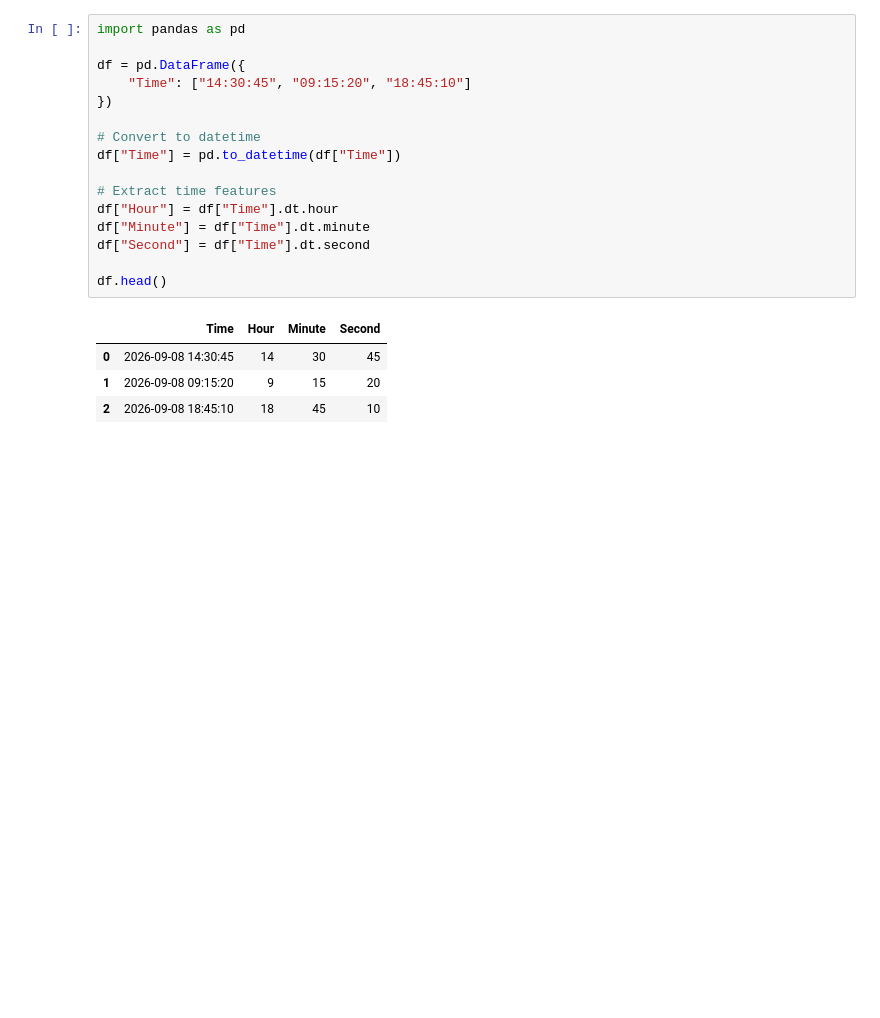
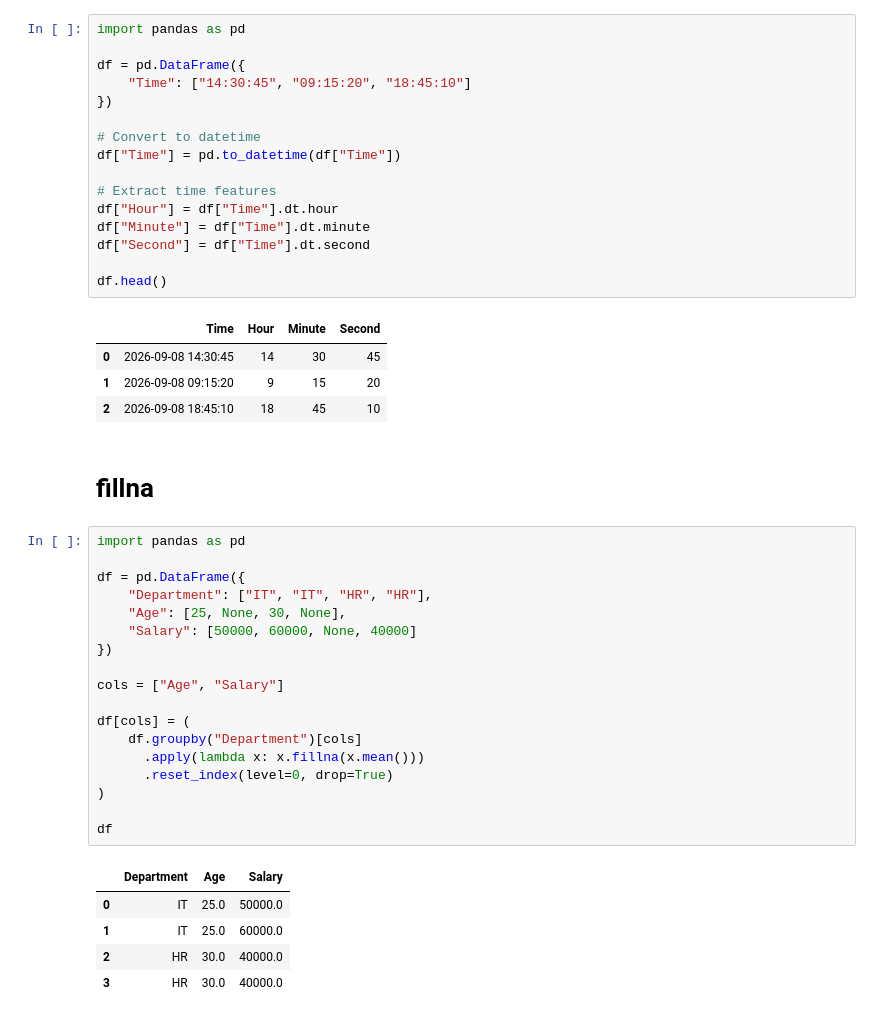
Before and after one commit to ThirumaleshV/AIE, a Jupyter notebook: corizo.ipynb, the cells around one changed output. Cells and saved outputs as stored; diff of their text form; blank space fills up the shorter version.

Commit message:
fillna

```diff
--- a/corizo.ipynb
+++ b/corizo.ipynb
@@ -2903,3 +2903,29 @@ df.head()
 | 0 | 2026-09-08 14:30:45 | 14 | 30 | 45 |
 | 1 | 2026-09-08 09:15:20 | 9 | 15 | 20 |
 | 2 | 2026-09-08 18:45:10 | 18 | 45 | 10 |
+# %% [markdown]
+# fillna
+# %%
+import pandas as pd
+
+df = pd.DataFrame({
+    "Department": ["IT", "IT", "HR", "HR"],
+    "Age": [25, None, 30, None],
+    "Salary": [50000, 60000, None, 40000]
+})
+
+cols = ["Age", "Salary"]
+
+df[cols] = (
+    df.groupby("Department")[cols]
+      .apply(lambda x: x.fillna(x.mean()))
+      .reset_index(level=0, drop=True)
+)
+
+df
+# %% [output]
+|  | Department | Age | Salary |
+| 0 | IT | 25.0 | 50000.0 |
+| 1 | IT | 25.0 | 60000.0 |
+| 2 | HR | 30.0 | 40000.0 |
+| 3 | HR | 30.0 | 40000.0 |
```
